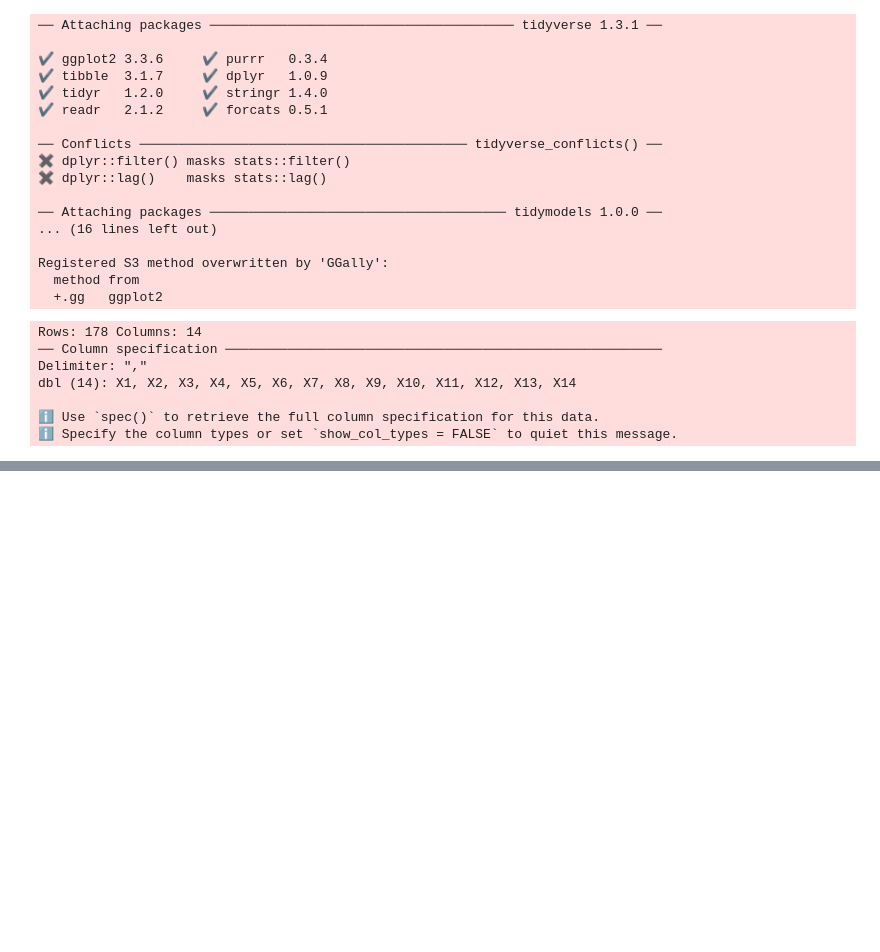
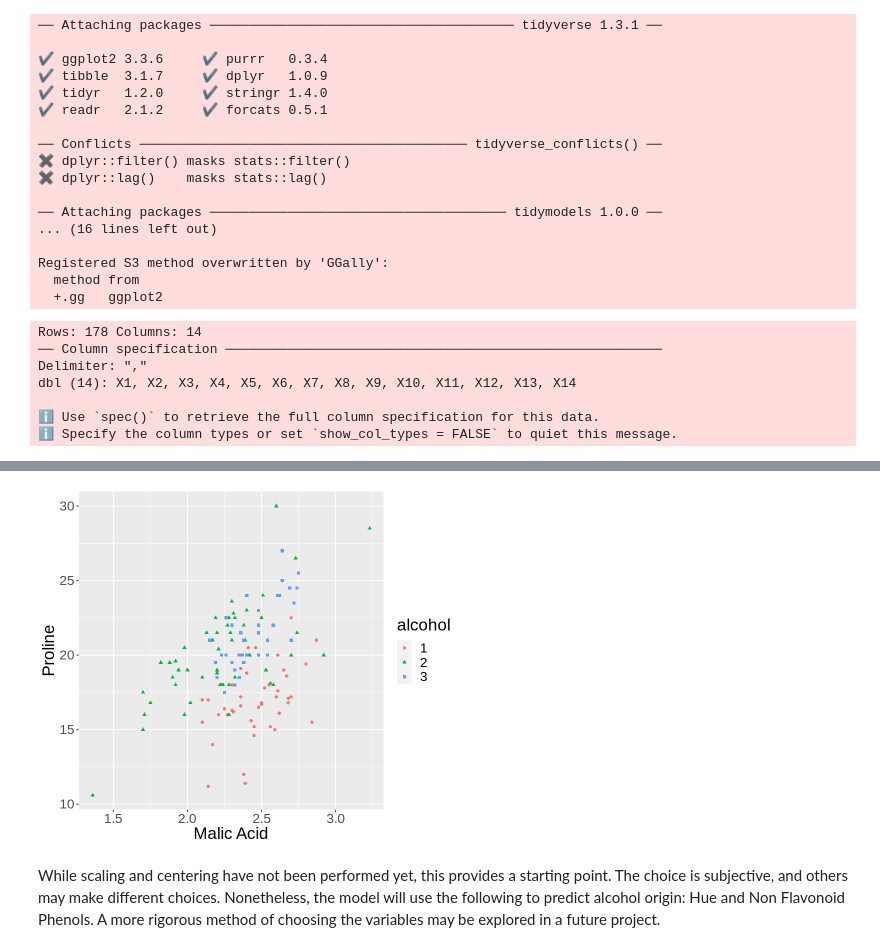
Before and after one commit to JadenMajid/dsci-100-student-grades, a Jupyter notebook: project_report.ipynb, the cells around one changed output, grey strips where cells are left out. Cells and saved outputs as stored; diff of their text form; code cells hidden in the pictures; blank space fills up the shorter version.

```diff
--- a/project_report.ipynb
+++ b/project_report.ipynb
@@ -56,0 +150,12 @@ dbl (14): X1, X2, X3, X4, X5, X6, X7, X8, X9, X10, X11, X12, X13, X14
+# %%
+options(repr.plot.width = 7, repr.plot.height = 6)
+alcalinity_magnesium_plot <- wine_training_data |>
+    ggplot(aes(x = alcalinity, y = magnesium, color = alcohol, shape = alcohol)) +
+    geom_point() +
+    labs(x = "Malic Acid", y = "Proline") +
+    theme(text = element_text(size = 20))
+alcalinity_magnesium_plot
+# %% [output]
+[figure, added]
+# %% [markdown]
+While scaling and centering have not been performed yet, this provides a starting point. The choice is subjective, and others may make different choices. Nonetheless, the model will use the following to predict alcohol origin: Hue and Non Flavonoid Phenols. A more rigorous method of choosing the variables may be explored in a future project.
```
Also changed, not shown: parts of 10 cells of this notebook.
